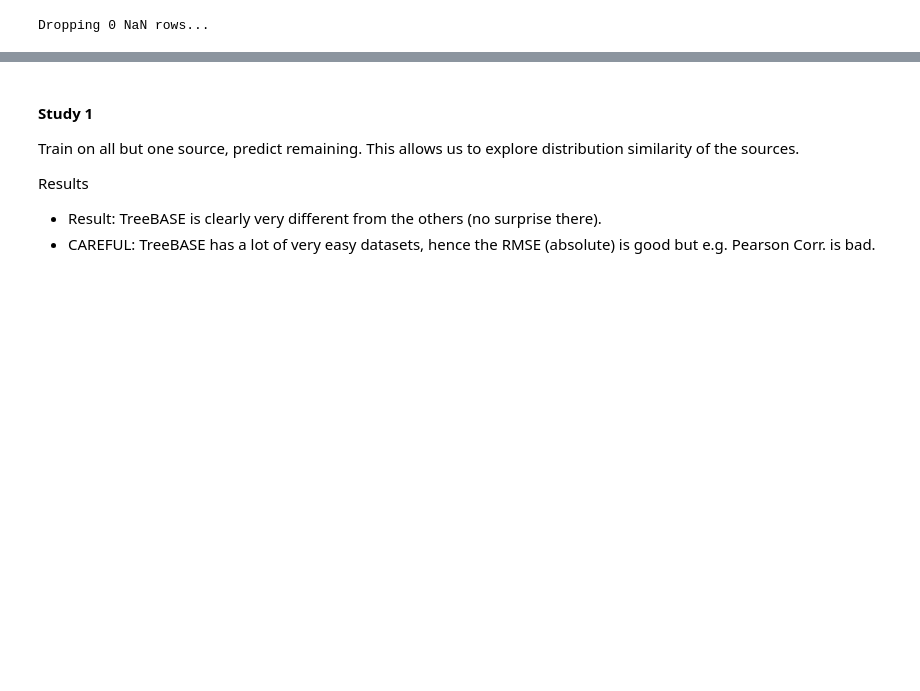
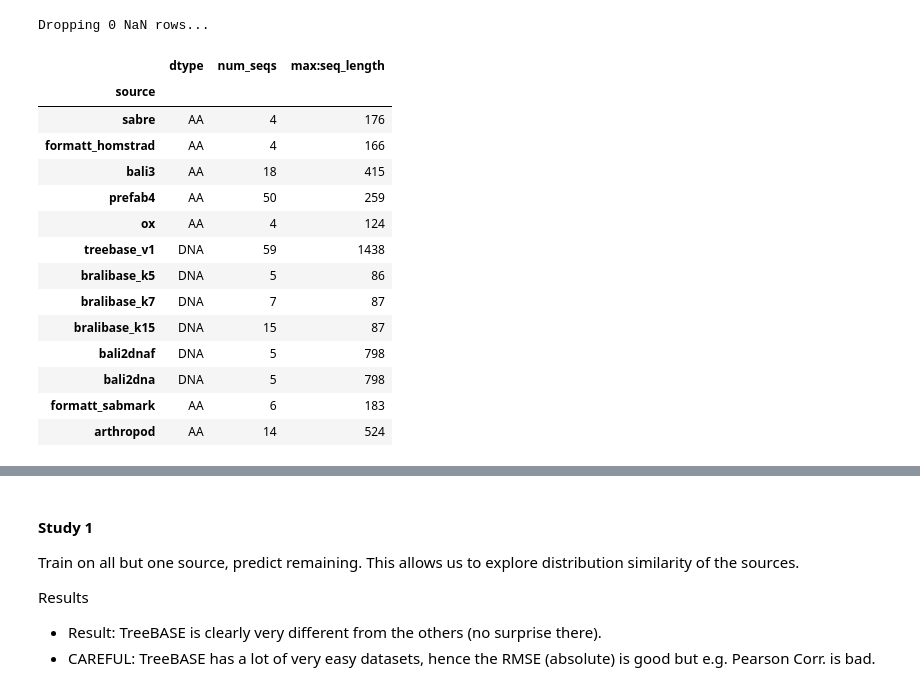
Before and after one commit to MaBody/aldiscore, a Jupyter notebook: notebooks/studies/ablation_sources.ipynb, the cells around one changed output, grey strips where cells are left out. Cells and saved outputs as stored; diff of their text form; code cells hidden in the pictures; blank space fills up the shorter version.

```diff
--- a/notebooks/studies/ablation_sources.ipynb
+++ b/notebooks/studies/ablation_sources.ipynb
@@ -33,6 +33,43 @@ for source in sources:
     idx_map[source]["incl"] = feat_df.query(f"source == '{source}'").index.copy()
 # %% [output]
 Dropping 0 NaN rows...
+# %%
+sort_cols = [
+    "sabre",
+    "formatt_homstrad",
+    "bali3",
+    "prefab4",
+    "ox",
+    "treebase_v1",
+    "bralibase_k5",
+    "bralibase_k7",
+    "bralibase_k15",
+    "bali2dnaf",
+    "bali2dna",
+    "formatt_sabmark",
+    "arthropod",
+]
+print_cols = ["is_dna", "num_seqs", "max:seq_length"]
+stat_df = drop_df.groupby(["source"]).median().loc[sort_cols, print_cols].astype(int)
+stat_df["is_dna"] = stat_df["is_dna"].map({0: "AA", 1: "DNA"})
+stat_df = stat_df.rename({"is_dna": "dtype"}, axis=1)
+stat_df.loc[sort_cols]
+# %% [output]
+|  | dtype | num_seqs | max:seq_length |
+| source |  |  |  |
+| sabre | AA | 4 | 176 |
+| formatt_homstrad | AA | 4 | 166 |
+| bali3 | AA | 18 | 415 |
+| prefab4 | AA | 50 | 259 |
+| ox | AA | 4 | 124 |
+| treebase_v1 | DNA | 59 | 1438 |
+| bralibase_k5 | DNA | 5 | 86 |
+| bralibase_k7 | DNA | 7 | 87 |
+| bralibase_k15 | DNA | 15 | 87 |
+| bali2dnaf | DNA | 5 | 798 |
+| bali2dna | DNA | 5 | 798 |
+| formatt_sabmark | AA | 6 | 183 |
+| arthropod | AA | 14 | 524 |
 # %%
 print("Median difficulty per group:")
 label_df.groupby(
```
Also changed, not shown: parts of 1 cell of this notebook, 3 other files.
